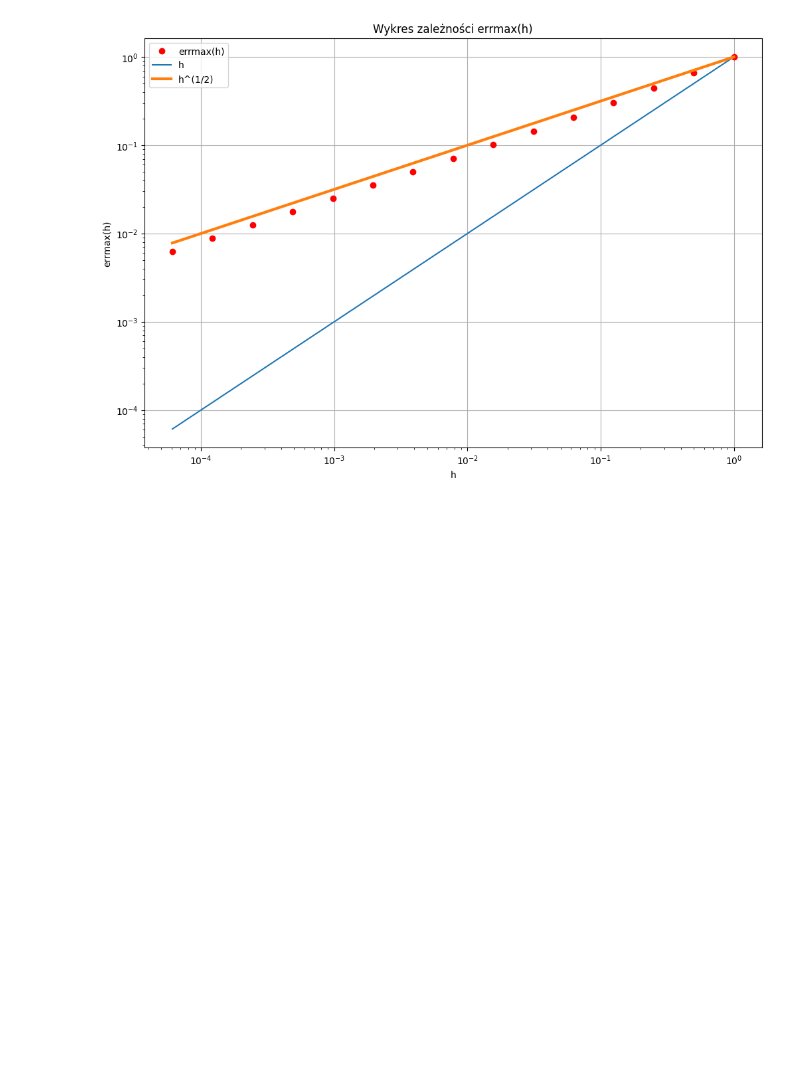
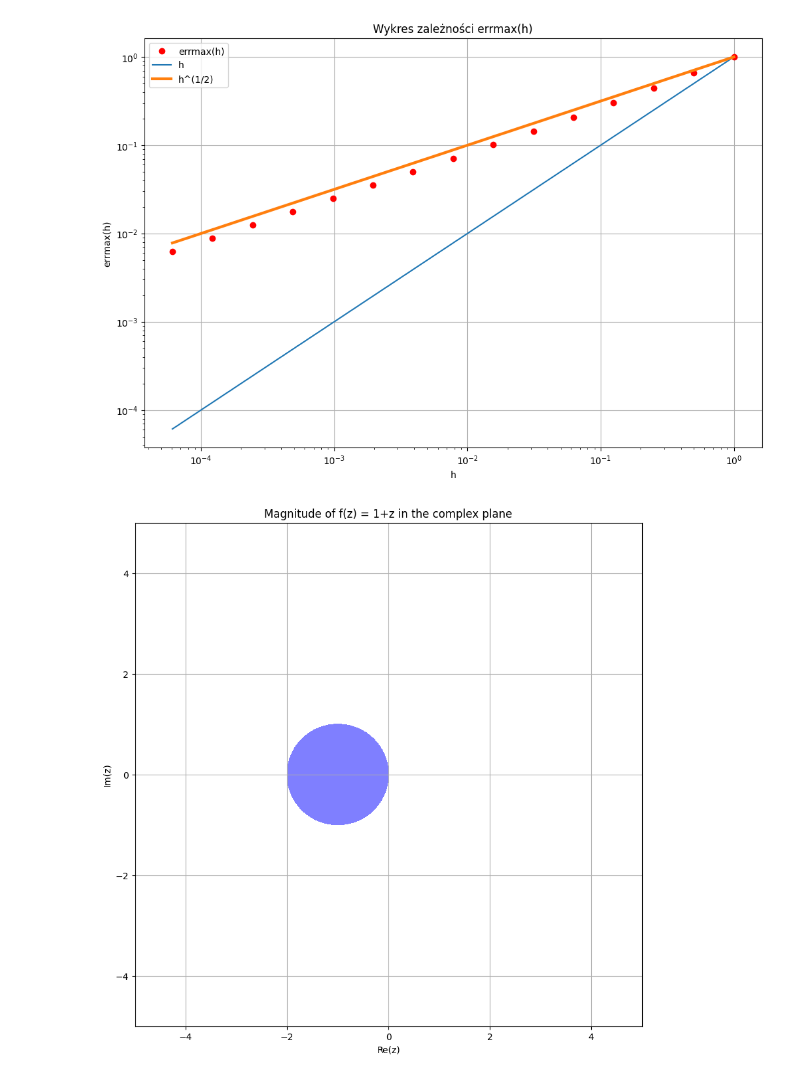
Before and after one commit to maksdebowski/MNdRRz, a Jupyter notebook: lab3-4/main.ipynb, the cells around one changed output. Cells and saved outputs as stored; diff of their text form; code cells hidden in the pictures; blank space fills up the shorter version.

```diff
--- a/lab3-4/main.ipynb
+++ b/lab3-4/main.ipynb
@@ -271,3 +275,25 @@ plt.ylabel('errmax(h)')
 plt.show()
 # %% [output]
 [figure]
+# %%
+def complex_function(z):
+    return 1 + z
+
+real = np.linspace(-5, 5, 500)
+imag = np.linspace(-5, 5, 500)
+real, imag = np.meshgrid(real, imag)
+z = real + 1j * imag
+
+f_z = complex_function(z)
+plt.figure(figsize=(10, 10))
+# plt.contour(real, imag, np.abs(f_z), levels=[1], colors='white', linewidths=2, alpha=0.5)
+
+plt.contourf(real, imag, np.abs(f_z), levels=[0,1], colors = ["blue", "white"], alpha=0.5)
+
+plt.title(r'Magnitude of f(z) = 1+z in the complex plane')
+plt.xlabel('Re(z)')
+plt.ylabel('Im(z)')
+plt.grid(True)
+plt.show()
+# %% [output]
+[figure, added]
```
Also changed, not shown: parts of 3 cells of this notebook.
